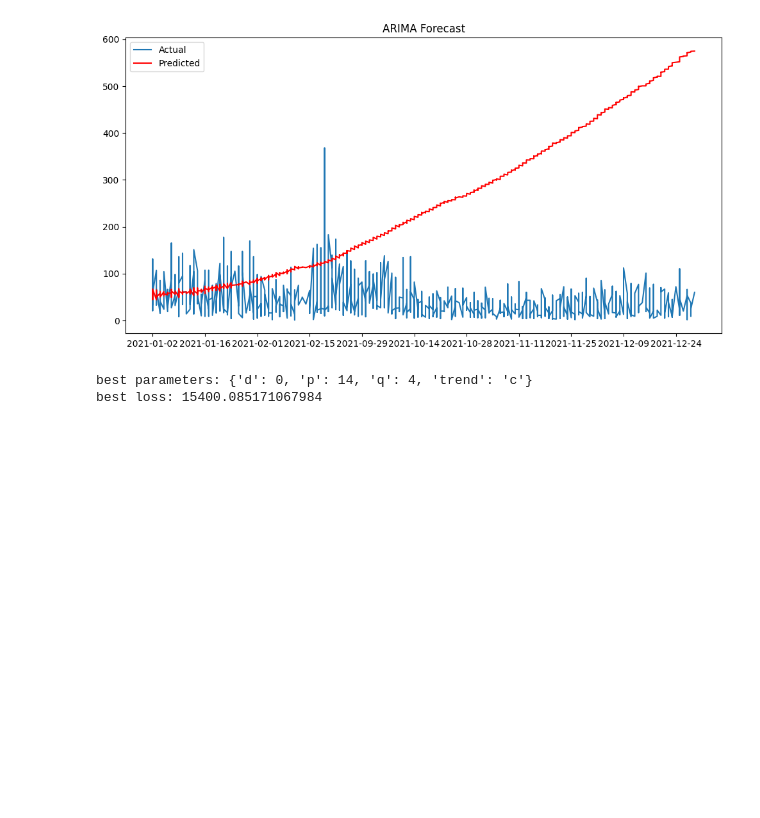
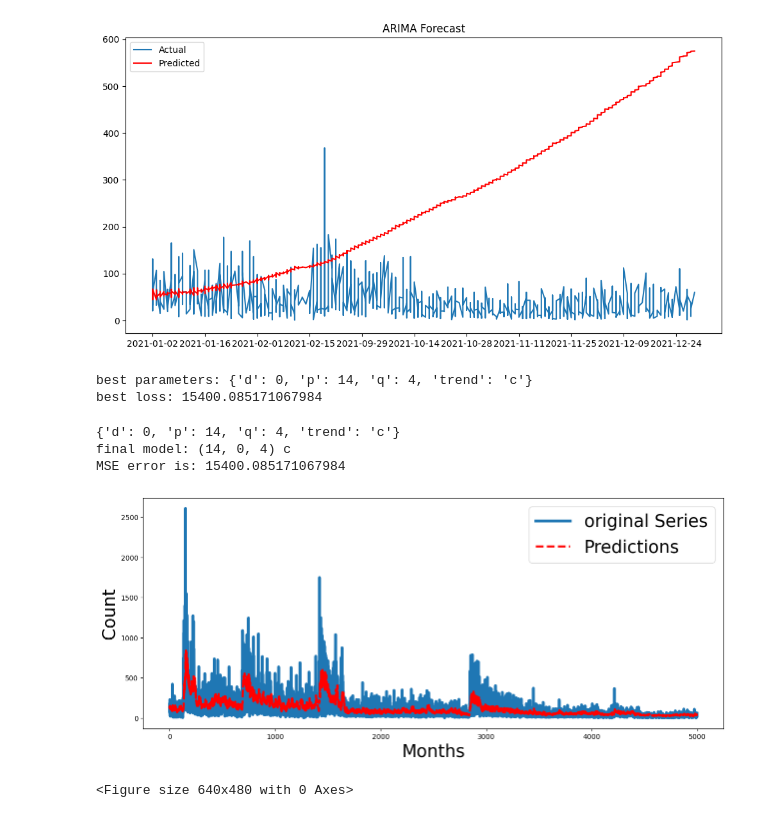
Before and after one commit to jorcazas/COBI, a Jupyter notebook: baseline/baseline.ipynb, the cells around one changed output. Cells and saved outputs as stored; diff of their text form; code cells hidden in the pictures; blank space fills up the shorter version.

```diff
--- a/baseline/baseline.ipynb
+++ b/baseline/baseline.ipynb
@@ -158,3 +158,34 @@ print('best loss:', results['best_objective'])
 # %% [output]
 best parameters: {'d': 0, 'p': 14, 'q': 4, 'trend': 'c'}
 best loss: 15400.085171067984
+# %%
+
+def plot_arima(data_values, order = (1,1,1), trend = 'c'):
+    print('final model:', order, trend)
+    model = ARIMA(data_values, order=order, trend = trend)
+    results = model.fit()
+
+    error = mean_squared_error(data_values, results.fittedvalues)
+    print('MSE error is:', error)
+
+    from matplotlib import pyplot as plt
+    f = plt.figure()
+    f.set_figwidth(15)
+    f.set_figheight(6)
+    plt.plot(data_values, label = "original Series", linewidth = 4)
+    plt.plot(results.fittedvalues, color='red', label = "Predictions", linestyle='dashed', linewidth = 3)
+    plt.legend(fontsize = 25)
+    plt.xlabel('Months', fontsize = 25)
+    plt.ylabel('Count', fontsize = 25)
+    plt.show()
+
+print(results['best_params'])
+
+order = (results['best_params']['p'], results['best_params']['d'], results['best_params']['q'])
+plot_arima(data_values, order=order, trend = results['best_params']['trend'])
+# %% [output]
+{'d': 0, 'p': 14, 'q': 4, 'trend': 'c'}
+final model: (14, 0, 4) c
+MSE error is: 15400.085171067984
+[figure, added]
+<Figure size 640x480 with 0 Axes>
```
